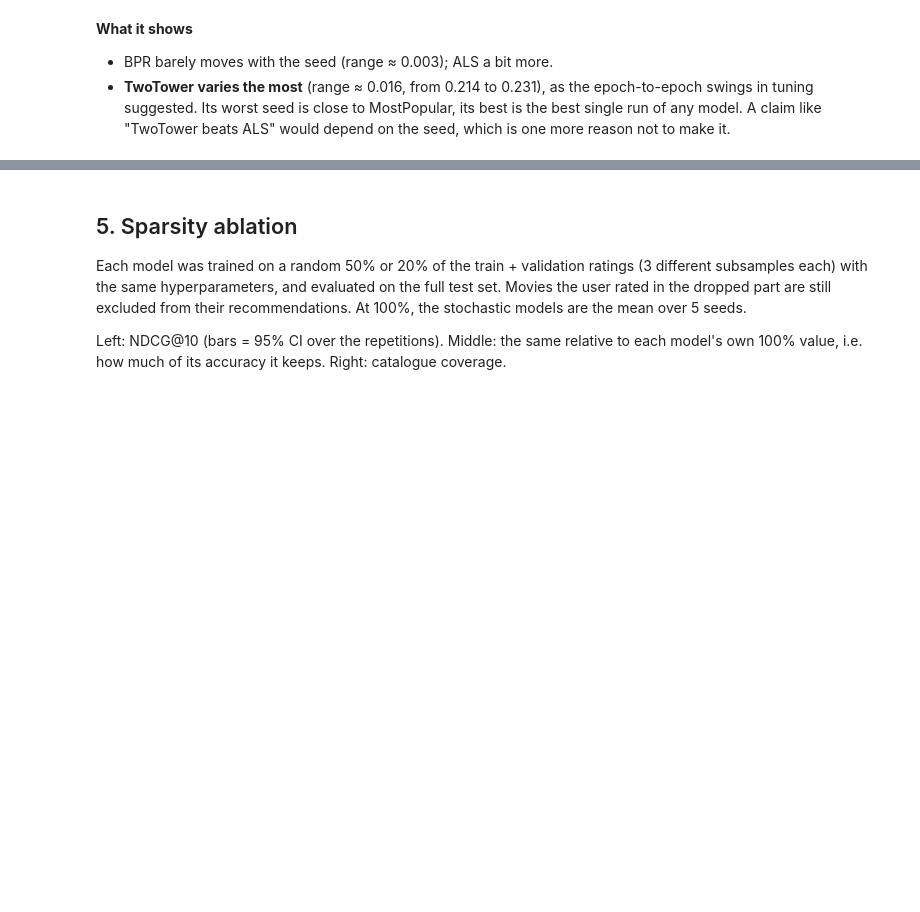
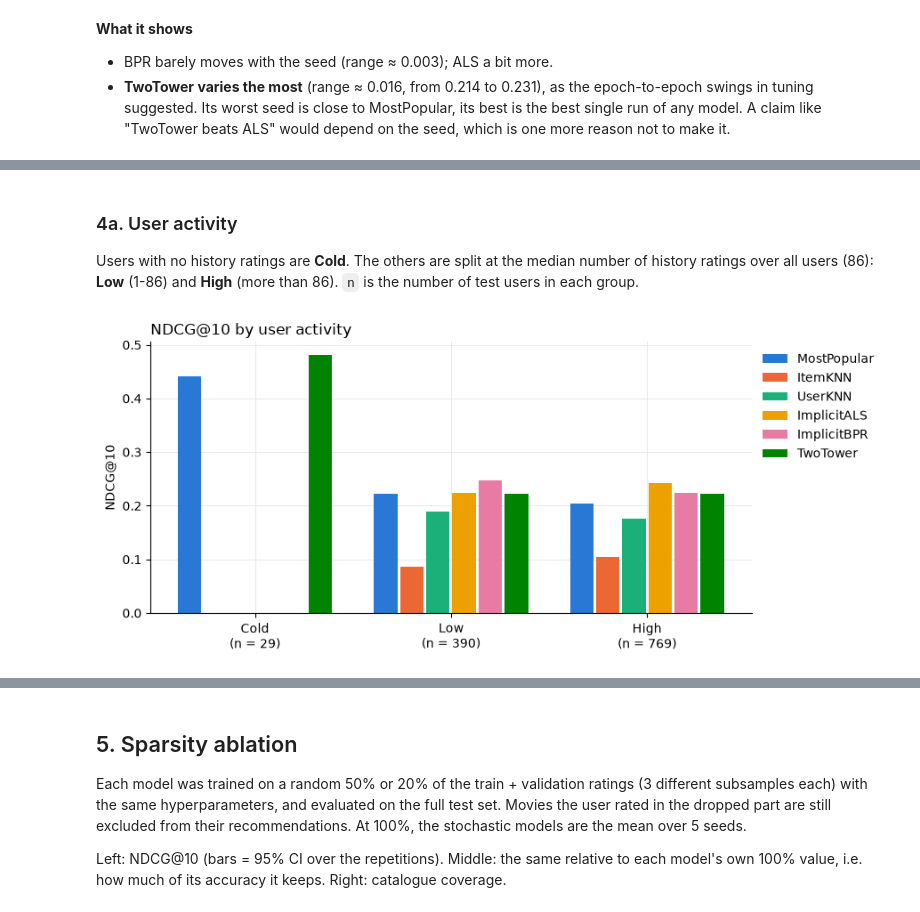
Before and after one commit to halampav/DATA.ML.360-2026-2027-1_group16, a Jupyter notebook: notebooks/04_part2_results.ipynb, the cells around one changed output, grey strips where cells are left out. Drawn from its saved outputs; the diff is of its cells as text; code cells hidden in the pictures; blank space fills up the shorter version.

Commit message:
Split figure into two

```diff
--- a/notebooks/04_part2_results.ipynb
+++ b/notebooks/04_part2_results.ipynb
@@ -213,27 +206,0 @@ the 20% most-rated movies, or the other 80% (the long tail). The long-tail panel
-# %%
-activity = subgroups[subgroups.dimension == "User activity"]
-popularity = subgroups[subgroups.dimension == "Item popularity"]
-segments = ["Cold", "Low", "High"]
-n_users = activity.groupby("segment").users_evaluated.first()
-
-fig, axes = plt.subplots(1, 3, figsize=(14, 4), gridspec_kw={"width_ratios": [2.2, 1, 1]})
-width = 0.8 / len(ORDER)
-for j, name in enumerate(ORDER):
-    values = activity[activity.model == name].set_index("segment").ndcg_at_10.reindex(segments)
-    axes[0].bar(np.arange(3) + (j - 2.5) * width, values, width=width * 0.9, color=COLORS[name], label=name)
-axes[0].set_xticks(range(3), [f"{s}\n(n = {n_users[s]})" for s in segments])
-axes[0].set_ylabel("NDCG@10")
-axes[0].set_title("By user activity", loc="left")
-
-for ax, segment in zip(axes[1:], ["Popular top 20%", "Long-tail other 80%"]):
-    part = popularity[popularity.segment == segment].set_index("model").loc[ORDER]
-    ax.bar(range(len(ORDER)), part.ndcg_at_10, color=[COLORS[m] for m in ORDER], width=0.75)
-    ax.set_xticks(range(len(ORDER)), ORDER, rotation=45, ha="right")
-    n = int(part.users_evaluated.iloc[0])
-    ax.set_title(f"{segment} hits\n(n = {n} users)", loc="left")
-axes[2].yaxis.set_major_formatter(lambda v, _: f"{v:.3f}")
-fig.legend(*axes[0].get_legend_handles_labels(), loc="upper center", ncol=6, frameon=False,
-           bbox_to_anchor=(0.5, 1.06))
-plt.tight_layout()
-save(fig, "disaggregated")
-plt.show()
@@ -251,0 +212,24 @@ plt.show()
+# %% [markdown]
+### 4a. User activity
+
+Users with no history ratings are **Cold**. The others are split at the median number of history ratings over
+all users (86): **Low** (1-86) and **High** (more than 86). `n` is the number of test users in each group.
+# %%
+activity = subgroups[subgroups.dimension == "User activity"]
+segments = ["Cold", "Low", "High"]
+n_users = activity.groupby("segment").users_evaluated.first()
+
+fig, ax = plt.subplots(figsize=(9, 4))
+width = 0.8 / len(ORDER)
+for j, name in enumerate(ORDER):
+    values = activity[activity.model == name].set_index("segment").ndcg_at_10.reindex(segments)
+    ax.bar(np.arange(3) + (j - 2.5) * width, values, width=width * 0.9, color=COLORS[name], label=name)
+ax.set_xticks(range(3), [f"{s}\n(n = {n_users[s]})" for s in segments])
+ax.set_ylabel("NDCG@10")
+ax.set_title("NDCG@10 by user activity", loc="left")
+ax.legend(frameon=False, loc="upper left", bbox_to_anchor=(1, 1))
+plt.tight_layout()
+save(fig, "disaggregated_activity")
+plt.show()
+# %% [output]
+[figure, added]
```
Also changed, not shown: parts of 8 cells of this notebook, 2 other files.
